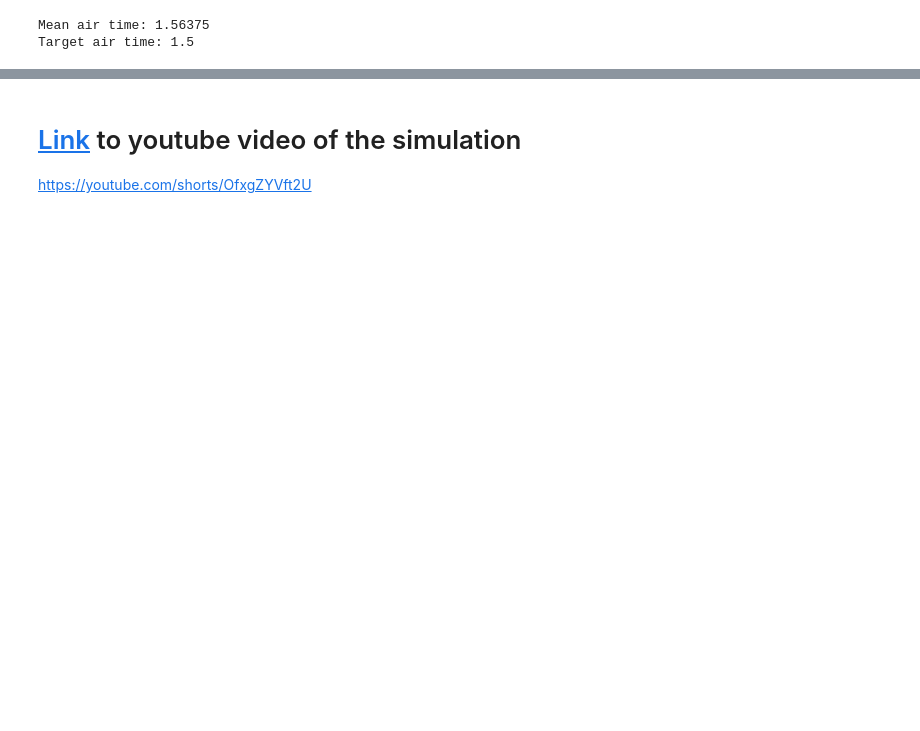
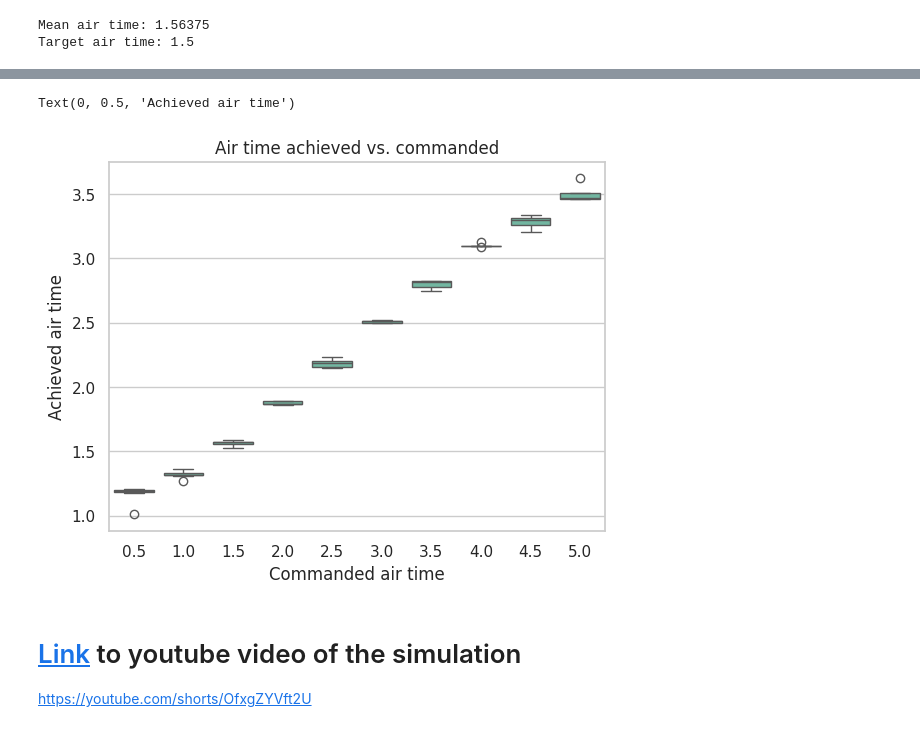
Before and after one commit to mishmish66/hopopt, a Jupyter notebook: main.ipynb, the cells around one changed output, grey strips where cells are left out. Saved outputs shown, nothing was run; the diff lists cells and outputs as text; code cells hidden in the pictures; blank space fills up the shorter version.

```diff
--- a/main.ipynb
+++ b/main.ipynb
@@ -356,3 +510,19 @@ HTML(anim.to_html5_video())
+# %%
+dataframe = pd.DataFrame(
+    {
+        "commanded": np.concatenate(air_times_commanded),
+        "achieved": np.concatenate(air_times_achieved),
+    }
+)
+
+sns.boxplot(dataframe, x="commanded", y="achieved")
+
+plt.title("Air time achieved vs. commanded")
+plt.xlabel("Commanded air time")
+plt.ylabel("Achieved air time")
+# %% [output]
+Text(0, 0.5, 'Achieved air time')
+[figure, added]
 # %% [markdown]
 # [Link](https://youtube.com/shorts/OfxgZYVft2U) to youtube video of the simulation
 https://youtube.com/shorts/OfxgZYVft2U
```
Also changed, not shown: parts of 5 cells of this notebook, 9 other files.
